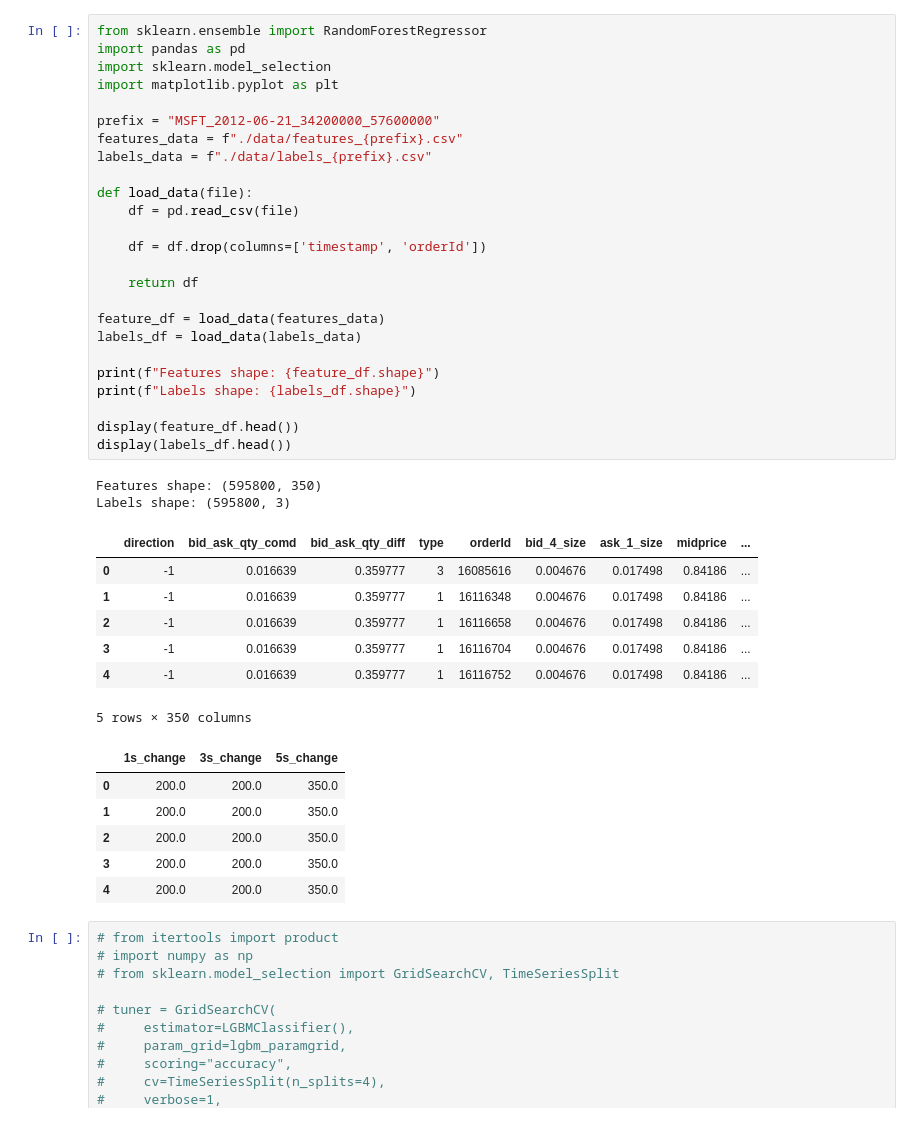
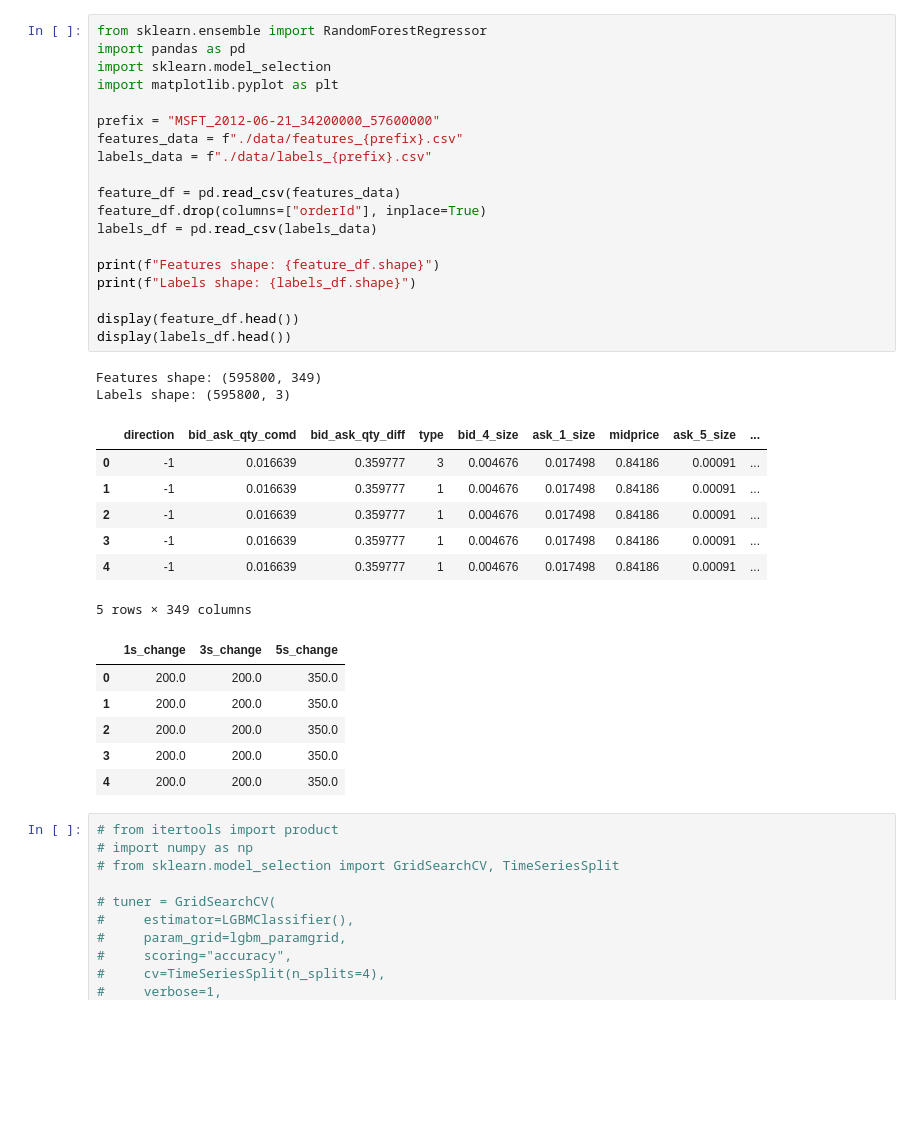
Before and after one commit to TrevorSemeraro/short-term-orderbook-trends, a Jupyter notebook: model.ipynb, the cells around one changed output. Drawn from its saved outputs; the diff is of its cells as text; blank space fills up the shorter version.

```diff
--- a/model.ipynb
+++ b/model.ipynb
@@ -1,38 +1,32 @@
 # %%
 from sklearn.ensemble import RandomForestRegressor
 import pandas as pd
 import sklearn.model_selection
 import matplotlib.pyplot as plt
 
 prefix = "MSFT_2012-06-21_34200000_57600000"
 features_data = f"./data/features_{prefix}.csv"
 labels_data = f"./data/labels_{prefix}.csv"
 
-def load_data(file):
-    df = pd.read_csv(file)
-
-    df = df.drop(columns=['timestamp', 'orderId'])
-
-    return df
-
-feature_df = load_data(features_data)
-labels_df = load_data(labels_data)
+feature_df = pd.read_csv(features_data)
+feature_df.drop(columns=["orderId"], inplace=True)
+labels_df = pd.read_csv(labels_data)
 
 print(f"Features shape: {feature_df.shape}")
 print(f"Labels shape: {labels_df.shape}")
 
 display(feature_df.head())
 display(labels_df.head())
 # %% [output]
-Features shape: (595800, 350)
+Features shape: (595800, 349)
 Labels shape: (595800, 3)
-|  | direction | bid_ask_qty_comd | bid_ask_qty_diff | type | orderId | bid_4_size | ask_1_size | midprice | ... |
-| 0 | -1 | 0.016639 | 0.359777 | 3 | 16085616 | 0.004676 | 0.017498 | 0.84186 | ... |
-| 1 | -1 | 0.016639 | 0.359777 | 1 | 16116348 | 0.004676 | 0.017498 | 0.84186 | ... |
-| 2 | -1 | 0.016639 | 0.359777 | 1 | 16116658 | 0.004676 | 0.017498 | 0.84186 | ... |
-| 3 | -1 | 0.016639 | 0.359777 | 1 | 16116704 | 0.004676 | 0.017498 | 0.84186 | ... |
-| 4 | -1 | 0.016639 | 0.359777 | 1 | 16116752 | 0.004676 | 0.017498 | 0.84186 | ... |
+|  | direction | bid_ask_qty_comd | bid_ask_qty_diff | type | bid_4_size | ask_1_size | midprice | ask_5_size | ... |
+| 0 | -1 | 0.016639 | 0.359777 | 3 | 0.004676 | 0.017498 | 0.84186 | 0.00091 | ... |
+| 1 | -1 | 0.016639 | 0.359777 | 1 | 0.004676 | 0.017498 | 0.84186 | 0.00091 | ... |
+| 2 | -1 | 0.016639 | 0.359777 | 1 | 0.004676 | 0.017498 | 0.84186 | 0.00091 | ... |
+| 3 | -1 | 0.016639 | 0.359777 | 1 | 0.004676 | 0.017498 | 0.84186 | 0.00091 | ... |
+| 4 | -1 | 0.016639 | 0.359777 | 1 | 0.004676 | 0.017498 | 0.84186 | 0.00091 | ... |
-5 rows × 350 columns
+5 rows × 349 columns
 |  | 1s_change | 3s_change | 5s_change |
 | 0 | 200.0 | 200.0 | 350.0 |
 | 1 | 200.0 | 200.0 | 350.0 |
```
Also changed, not shown: parts of 4 cells of this notebook, 1 other file.
